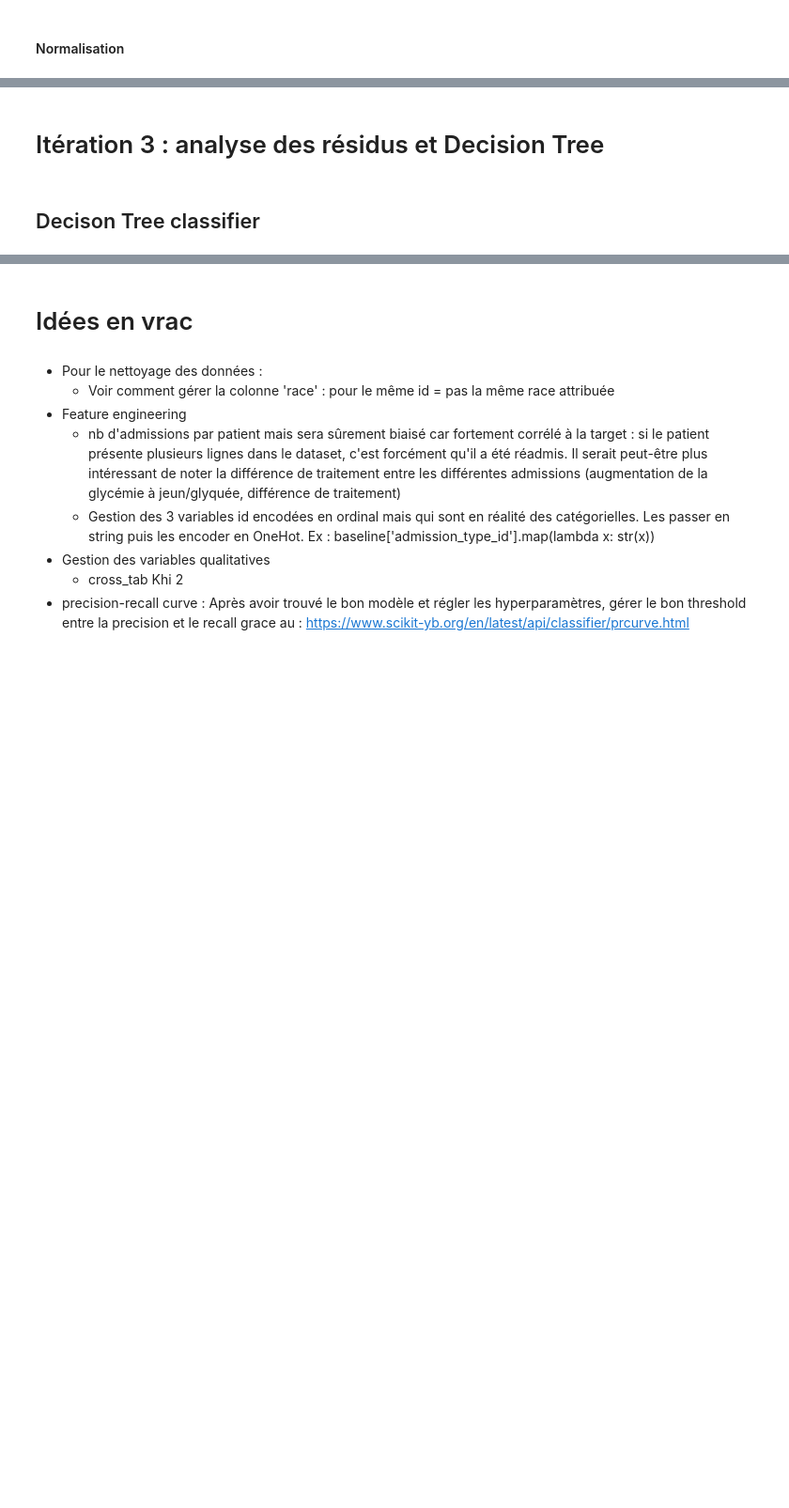
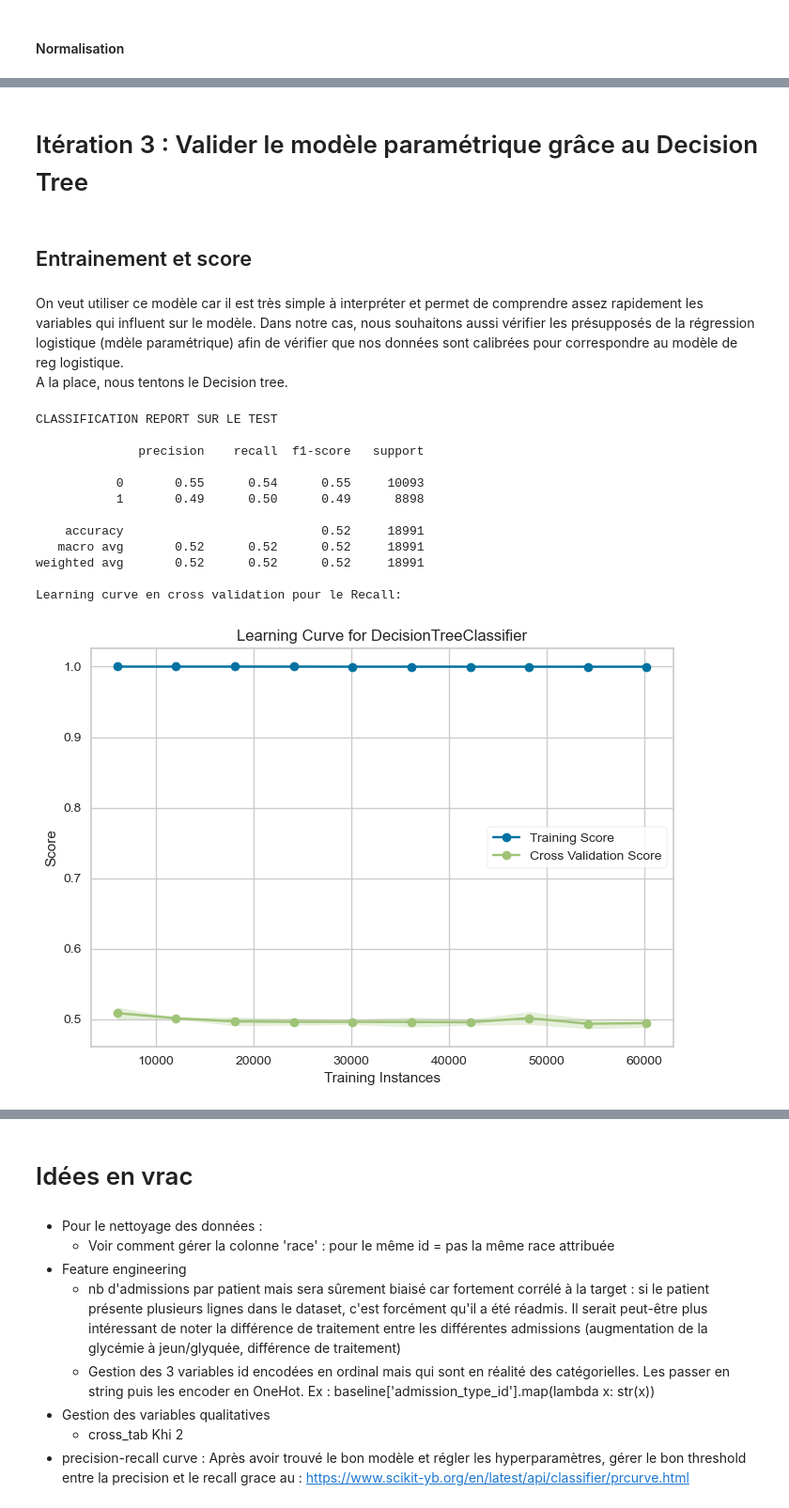
Before and after one commit to Gwendelina/130US_diabete, a Jupyter notebook: 130US_diabete.ipynb, the cells around one changed output, grey strips where cells are left out. Shown at 94% size. Cells and saved outputs as stored; diff of their text form; code cells hidden in the pictures; blank space fills up the shorter version.

```diff
--- a/130US_diabete.ipynb
+++ b/130US_diabete.ipynb
@@ -2194,4 +2427,4 @@ model_2._coef
 # %% [markdown]
-# Itération 3 : analyse des résidus et Decision Tree
+# Itération 3 : Valider le modèle paramétrique grâce au Decision Tree
 # %% [markdown]
-## Decison Tree classifier
+## Entrainement et score
@@ -2199,0 +2431,21 @@ On veut utiliser ce modèle car il est très simple à interpréter et permet de
+# %% [markdown]
+On veut utiliser ce modèle car il est très simple à interpréter et permet de comprendre assez rapidement les variables qui influent sur le modèle. Dans notre cas, nous souhaitons aussi vérifier les présupposés de la régression logistique (mdèle paramétrique) afin de vérifier que nos données sont calibrées pour correspondre au modèle de reg logistique.
+A la place, nous tentons le Decision tree.
+# %%
+model_dt = DecisionTreeClassifier(random_state=5)
+# %%
+evaluation_bis(model_dt, scoring='recall')
+# %% [output]
+CLASSIFICATION REPORT SUR LE TEST
+
+              precision    recall  f1-score   support
+
+           0       0.55      0.54      0.55     10093
+           1       0.49      0.50      0.49      8898
+
+    accuracy                           0.52     18991
+   macro avg       0.52      0.52      0.52     18991
+weighted avg       0.52      0.52      0.52     18991
+
+Learning curve en cross validation pour le Recall:
+[figure, added]
```
Also changed, not shown: parts of 162 cells of this notebook.
